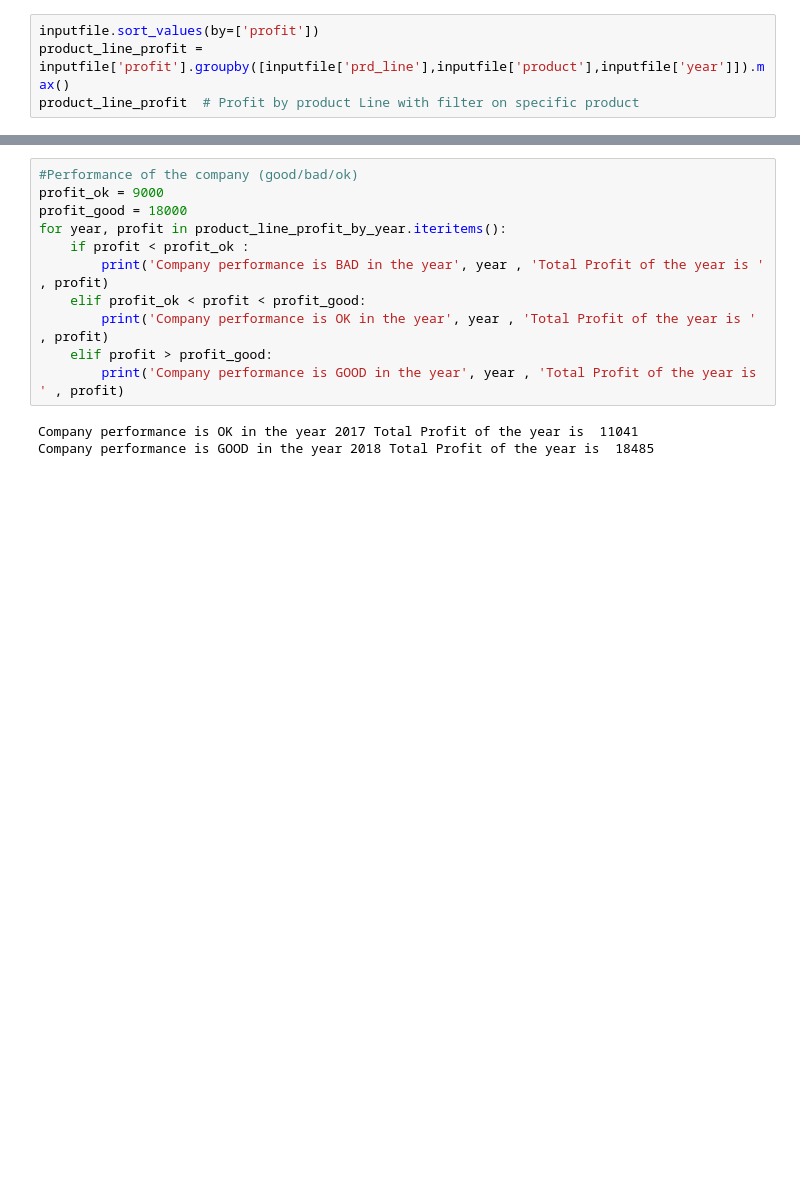
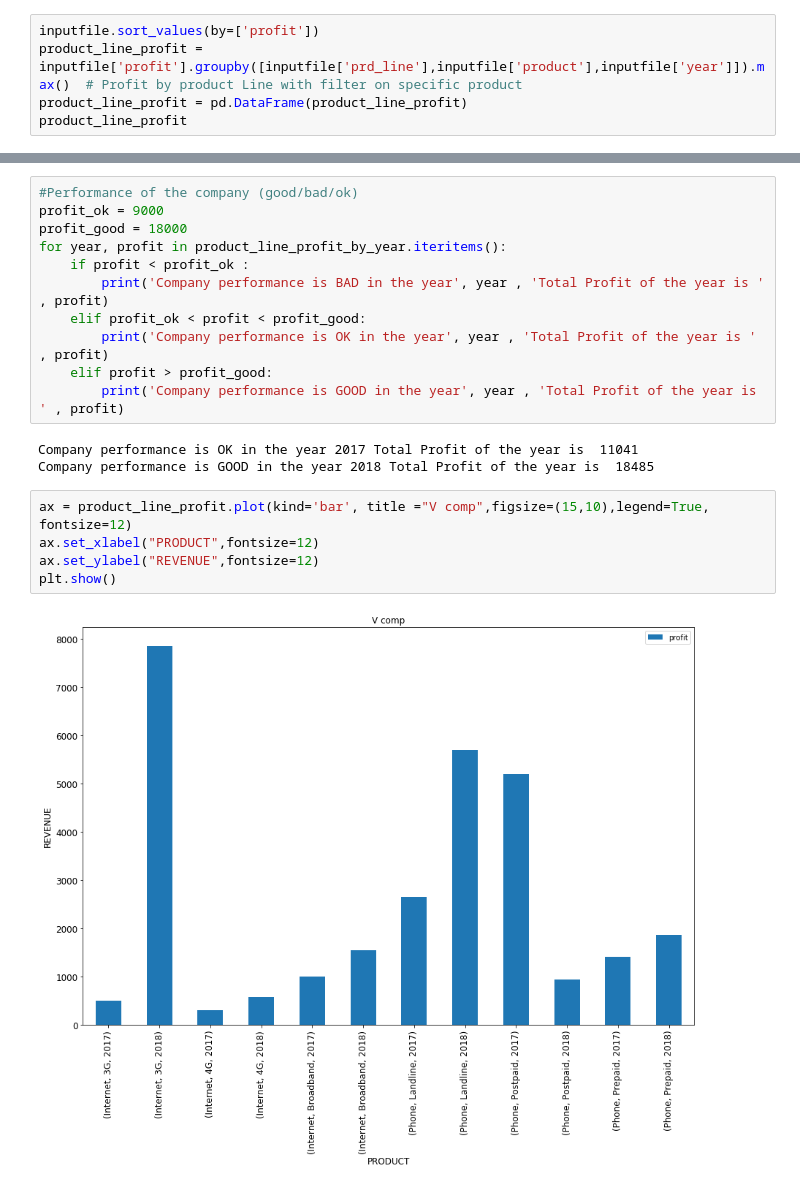
Before and after one commit to Raza500/Atif-Assignments, a Jupyter notebook: Atif-Assignments.ipynb, the cells around one changed output, grey strips where cells are left out. Drawn from its saved outputs; the diff is of its cells as text; blank space fills up the shorter version.

Commit message:
Updated
Graphical view and DataFrame view added for more clear data visualization.

```diff
--- a/Atif-Assignments.ipynb
+++ b/Atif-Assignments.ipynb
@@ -44,5 +48,6 @@ Name: customer, dtype: int64
 # %%
 inputfile.sort_values(by=['profit'])
-product_line_profit = inputfile['profit'].groupby([inputfile['prd_line'],inputfile['product'],inputfile['year']]).max()
-product_line_profit  # Profit by product Line with filter on specific product
+product_line_profit = inputfile['profit'].groupby([inputfile['prd_line'],inputfile['product'],inputfile['year']]).max()  # Profit by product Line with filter on specific product
+product_line_profit = pd.DataFrame(product_line_profit)
+product_line_profit
 # %% [output]
@@ -89,3 +97,10 @@ for year, profit in product_line_profit_by_year.iteritems():
 # %% [output]
 Company performance is OK in the year 2017 Total Profit of the year is  11041
 Company performance is GOOD in the year 2018 Total Profit of the year is  18485
+# %%
+ax = product_line_profit.plot(kind='bar', title ="V comp",figsize=(15,10),legend=True, fontsize=12)
+ax.set_xlabel("PRODUCT",fontsize=12)
+ax.set_ylabel("REVENUE",fontsize=12)
+plt.show()
+# %% [output]
+[figure, added]
```
Also changed, not shown: parts of 7 cells of this notebook.
